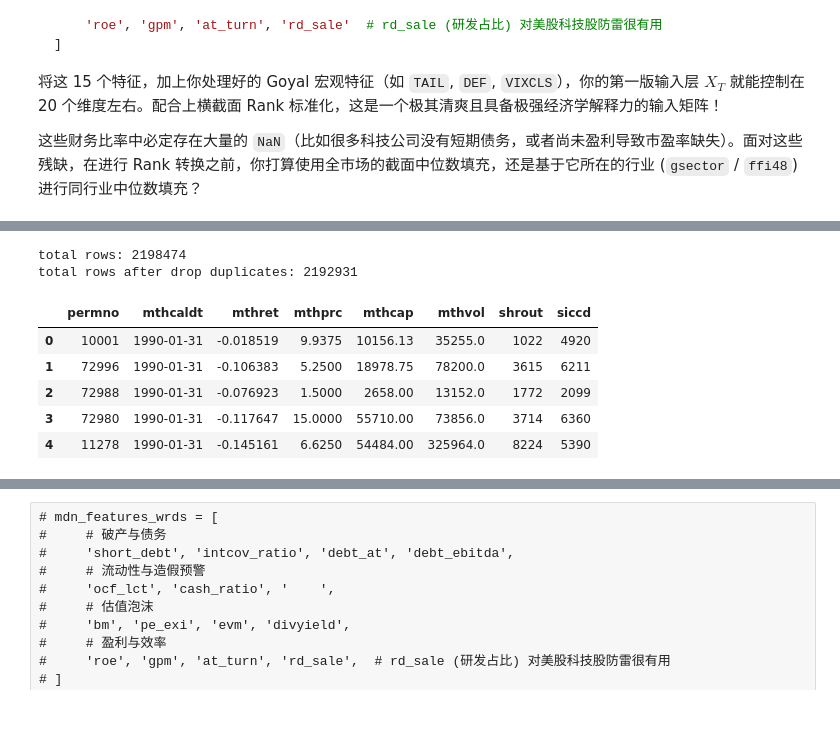
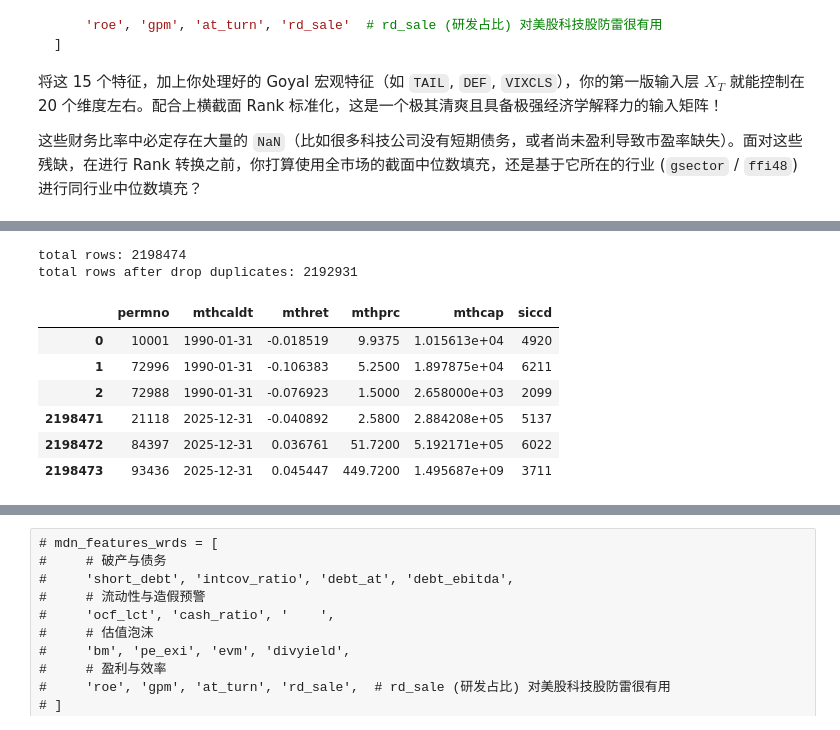
Before and after one commit to damonuc/PricingTailRisk_MDN, a Jupyter notebook: 1DataDownload_Clean.ipynb, the cells around one changed output, grey strips where cells are left out. Drawn from its saved outputs; the diff is of its cells as text; code cells hidden in the pictures.

```diff
--- a/1DataDownload_Clean.ipynb
+++ b/1DataDownload_Clean.ipynb
@@ -221,24 +221,24 @@ crsp_wrds_msfv2_query_1990
 # %%
-crsp_wrds_msfv2_query_1990=pd.read_parquet('../data/crsp_wrds_msfv2_query_1990.parquet', engine='pyarrow',columns=['permno', 'mthcaldt', 'mthret', 'mthprc', 'mthcap', 'mthvol', 'shrout', 'siccd'])
-# crsp_wrds_msfv2_query_1990=pd.read_parquet('../data/crsp_wrds_msfv2_query_1990.parquet', engine='pyarrow')
+crsp_wrds_msfv2_query_1990=pd.read_parquet('../data/crsp_wrds_msfv2_query_1990.parquet', engine='pyarrow',columns=['permno', 'mthcaldt', 'mthret', 'mthprc', 'mthcap', 'siccd'])
 
 # ----------------------------------------
 # 剔除金融行业 (SIC 代码 6000 至 6999) 暂时作废
 # crsp_wrds_msfv2_query_1990['siccd']=crsp_wrds_msfv2_query_1990['siccd'].astype('Int64')
 # crsp_wrds_msfv2_query_1990=crsp_wrds_msfv2_query_1990[(crsp_wrds_msfv2_query_1990['siccd'] < 6000) | (crsp_wrds_msfv2_query_1990['siccd'] > 6999)]
 # crsp_wrds_msfv2_query_1990=crsp_wrds_msfv2_query_1990.drop(columns=['siccd'])
 # ----------------------------------------
 
 print(f"total rows: {len(crsp_wrds_msfv2_query_1990)}")
 crsp_wrds_msfv2_query_1990=crsp_wrds_msfv2_query_1990.drop_duplicates(subset=['permno', 'mthcaldt'], keep='first')
 print(f"total rows after drop duplicates: {len(crsp_wrds_msfv2_query_1990)}")
-crsp_wrds_msfv2_query_1990.head(5)
+pd.concat([crsp_wrds_msfv2_query_1990.head(3), crsp_wrds_msfv2_query_1990.tail(3)], axis=0)
 # %% [output]
 total rows: 2198474
 total rows after drop duplicates: 2192931
-|  | permno | mthcaldt | mthret | mthprc | mthcap | mthvol | shrout | siccd |
-| 0 | 10001 | 1990-01-31 | -0.018519 | 9.9375 | 10156.13 | 35255.0 | 1022 | 4920 |
-| 1 | 72996 | 1990-01-31 | -0.106383 | 5.2500 | 18978.75 | 78200.0 | 3615 | 6211 |
-| 2 | 72988 | 1990-01-31 | -0.076923 | 1.5000 | 2658.00 | 13152.0 | 1772 | 2099 |
-| 3 | 72980 | 1990-01-31 | -0.117647 | 15.0000 | 55710.00 | 73856.0 | 3714 | 6360 |
-| 4 | 11278 | 1990-01-31 | -0.145161 | 6.6250 | 54484.00 | 325964.0 | 8224 | 5390 |
+|  | permno | mthcaldt | mthret | mthprc | mthcap | siccd |
+| 0 | 10001 | 1990-01-31 | -0.018519 | 9.9375 | 1.015613e+04 | 4920 |
+| 1 | 72996 | 1990-01-31 | -0.106383 | 5.2500 | 1.897875e+04 | 6211 |
+| 2 | 72988 | 1990-01-31 | -0.076923 | 1.5000 | 2.658000e+03 | 2099 |
+| 2198471 | 21118 | 2025-12-31 | -0.040892 | 2.5800 | 2.884208e+05 | 5137 |
+| 2198472 | 84397 | 2025-12-31 | 0.036761 | 51.7200 | 5.192171e+05 | 6022 |
+| 2198473 | 93436 | 2025-12-31 | 0.045447 | 449.7200 | 1.495687e+09 | 3711 |
```
Also changed, not shown: parts of 9 cells of this notebook, 2 other files.
